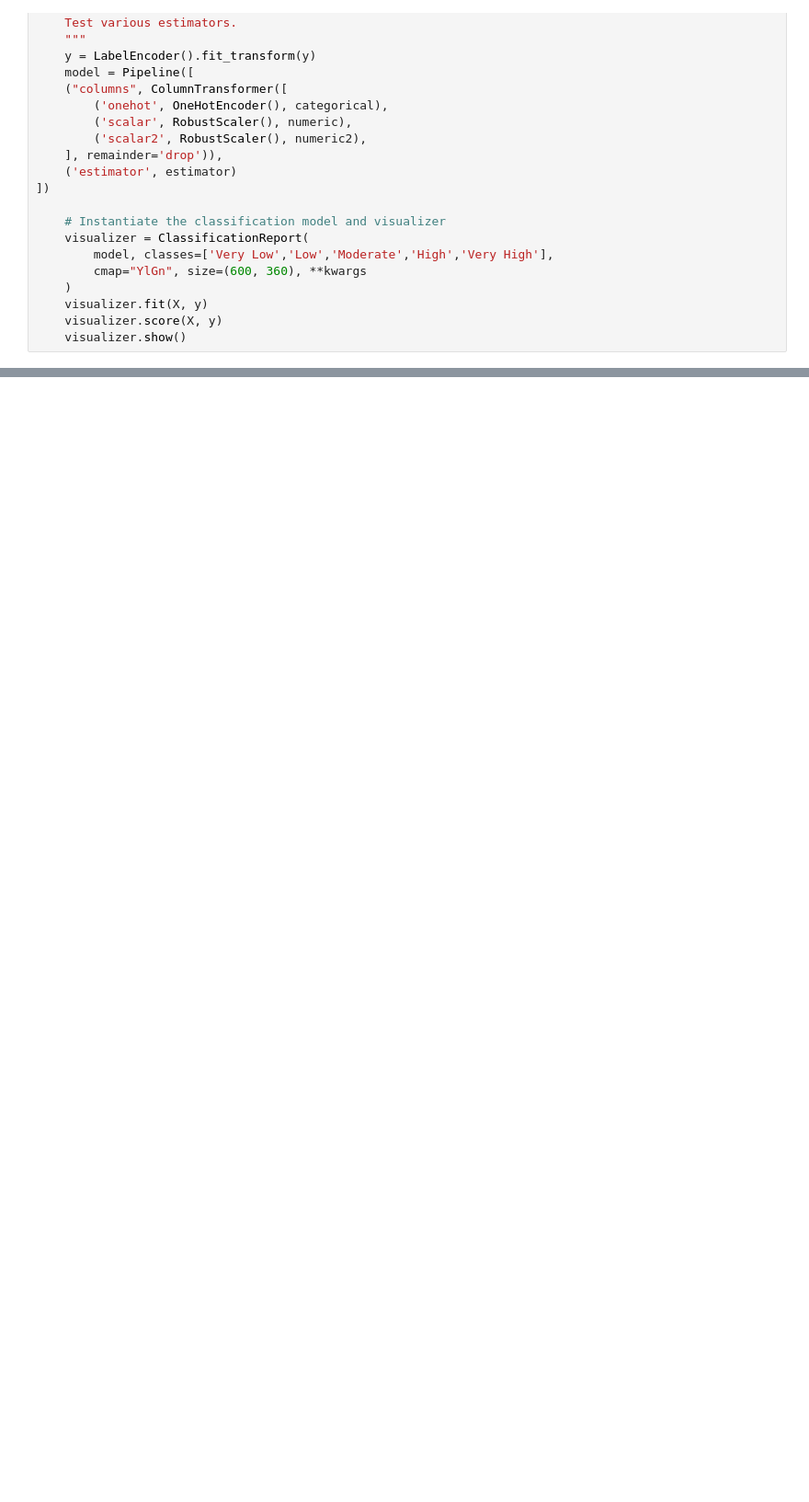
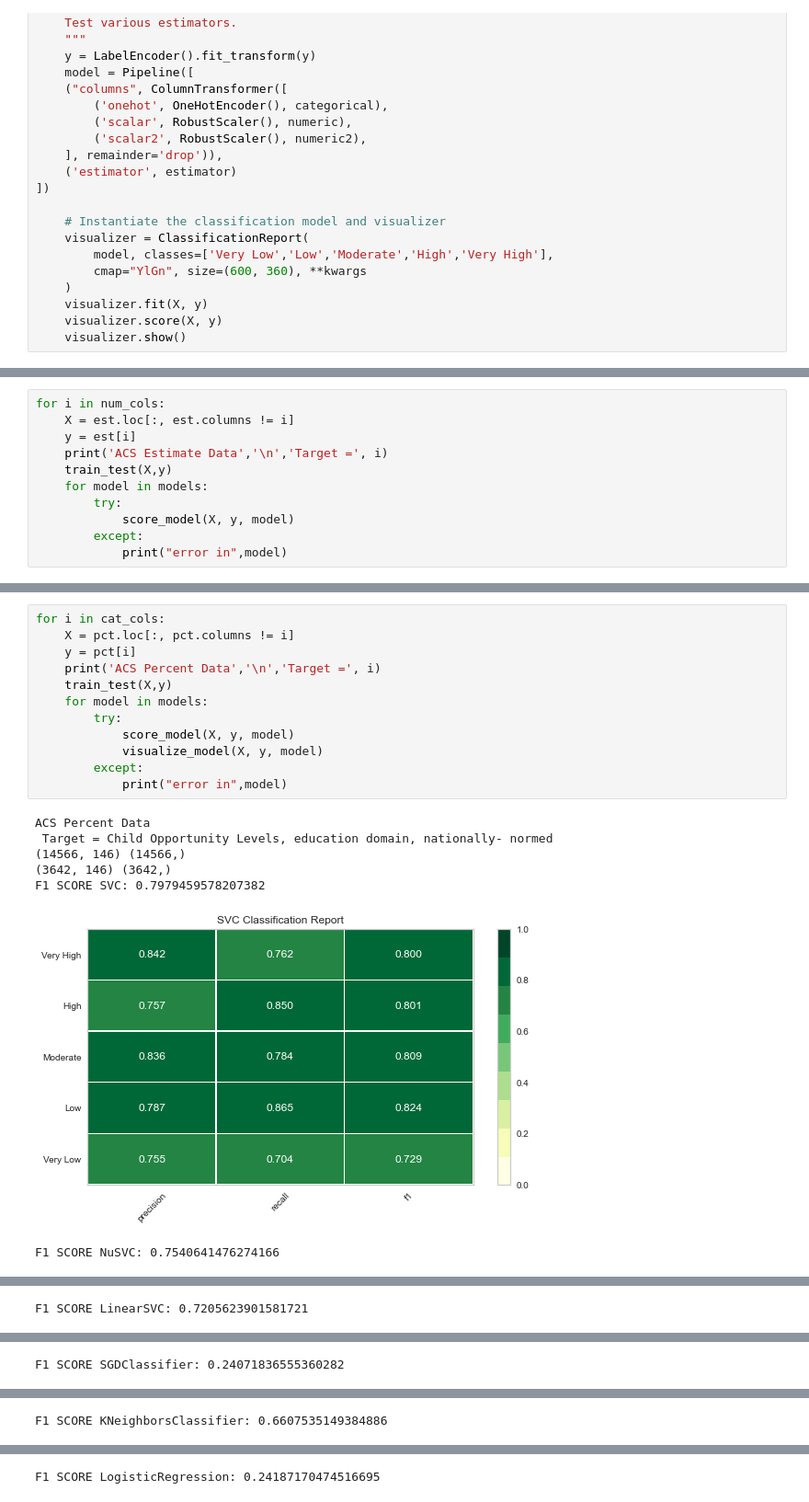
Before and after one commit to georgetown-analytics/Bleeding-Hearts, a Jupyter notebook: models/negatives_no_class_balance.ipynb, the cells around one changed output, grey strips where cells are left out. Shown at 92% size. Cells and saved outputs as stored; diff of their text form; blank space fills up the shorter version.

```diff
--- a/models/negatives_no_class_balance.ipynb
+++ b/models/negatives_no_class_balance.ipynb
@@ -213,0 +196,11 @@ def visualize_model(X, y, estimator, **kwargs):
+# %%
+for i in num_cols:
+    X = est.loc[:, est.columns != i]
+    y = est[i]
+    print('ACS Estimate Data','\n','Target =', i)
+    train_test(X,y)
+    for model in models:
+        try:
+            score_model(X, y, model)
+        except:
+            print("error in",model)
@@ -213,0 +225,20 @@ def visualize_model(X, y, estimator, **kwargs):
+# %%
+for i in cat_cols:
+    X = pct.loc[:, pct.columns != i]
+    y = pct[i]
+    print('ACS Percent Data','\n','Target =', i)
+    train_test(X,y)
+    for model in models:
+        try:
+            score_model(X, y, model)
+            visualize_model(X, y, model)
+        except:
+            print("error in",model)
+# %% [output]
+ACS Percent Data
+ Target = Child Opportunity Levels, education domain, nationally- normed
+(14566, 146) (14566,)
+(3642, 146) (3642,)
+F1 SCORE SVC: 0.7979459578207382
+[figure, added]
+F1 SCORE NuSVC: 0.7540641476274166
@@ -213,0 +246 @@ def visualize_model(X, y, estimator, **kwargs):
+F1 SCORE LinearSVC: 0.7205623901581721
@@ -213,0 +248 @@ def visualize_model(X, y, estimator, **kwargs):
+F1 SCORE SGDClassifier: 0.24071836555360282
@@ -213,0 +250 @@ def visualize_model(X, y, estimator, **kwargs):
+F1 SCORE KNeighborsClassifier: 0.6607535149384886
@@ -213,0 +252 @@ def visualize_model(X, y, estimator, **kwargs):
+F1 SCORE LogisticRegression: 0.24187170474516695
```
Also changed, not shown: parts of 11 cells of this notebook.
